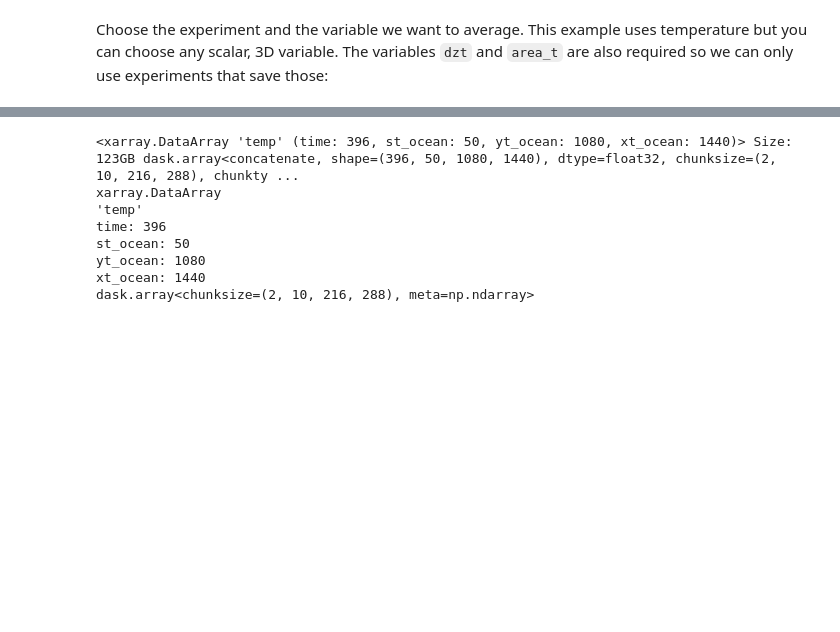
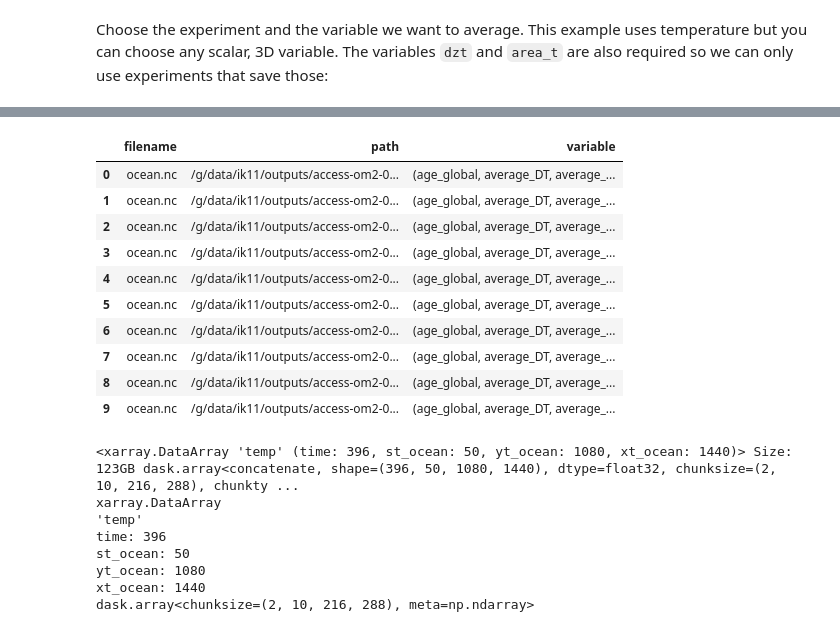
Before and after one commit to ACCESS-NRI/ACCESS-ENSO-recipes, a Jupyter notebook: cosima/True_Zonal_Mean.ipynb, the cells around one changed output, grey strips where cells are left out. Cells and saved outputs as stored; diff of their text form; code cells hidden in the pictures; blank space fills up the shorter version.

```diff
--- a/cosima/True_Zonal_Mean.ipynb
+++ b/cosima/True_Zonal_Mean.ipynb
@@ -40,6 +55,20 @@ experiment = '025deg_jra55_ryf9091_gadi' #Choose any run (that includes the requ
 variable = 'temp' #any scalar variable where volume weighted averaging makes sense
 
 xarray_open_kwargs=dict(use_cftime=True, chunks={"time": -1}, decode_timedelta=False)
+# %%
+var_search.df[['filename','path','variable']][:10] #['variable']
+# %% [output]
+|  | filename | path | variable |
+| 0 | ocean.nc | /g/data/ik11/outputs/access-om2-0... | (age_global, average_DT, average_... |
+| 1 | ocean.nc | /g/data/ik11/outputs/access-om2-0... | (age_global, average_DT, average_... |
+| 2 | ocean.nc | /g/data/ik11/outputs/access-om2-0... | (age_global, average_DT, average_... |
+| 3 | ocean.nc | /g/data/ik11/outputs/access-om2-0... | (age_global, average_DT, average_... |
+| 4 | ocean.nc | /g/data/ik11/outputs/access-om2-0... | (age_global, average_DT, average_... |
+| 5 | ocean.nc | /g/data/ik11/outputs/access-om2-0... | (age_global, average_DT, average_... |
+| 6 | ocean.nc | /g/data/ik11/outputs/access-om2-0... | (age_global, average_DT, average_... |
+| 7 | ocean.nc | /g/data/ik11/outputs/access-om2-0... | (age_global, average_DT, average_... |
+| 8 | ocean.nc | /g/data/ik11/outputs/access-om2-0... | (age_global, average_DT, average_... |
+| 9 | ocean.nc | /g/data/ik11/outputs/access-om2-0... | (age_global, average_DT, average_... |
 # %%
 cat_subset = catalog[experiment]
 var_search = cat_subset.search(variable=variable, frequency="1yr")
```
Also changed, not shown: parts of 22 cells of this notebook, 2 other files.
